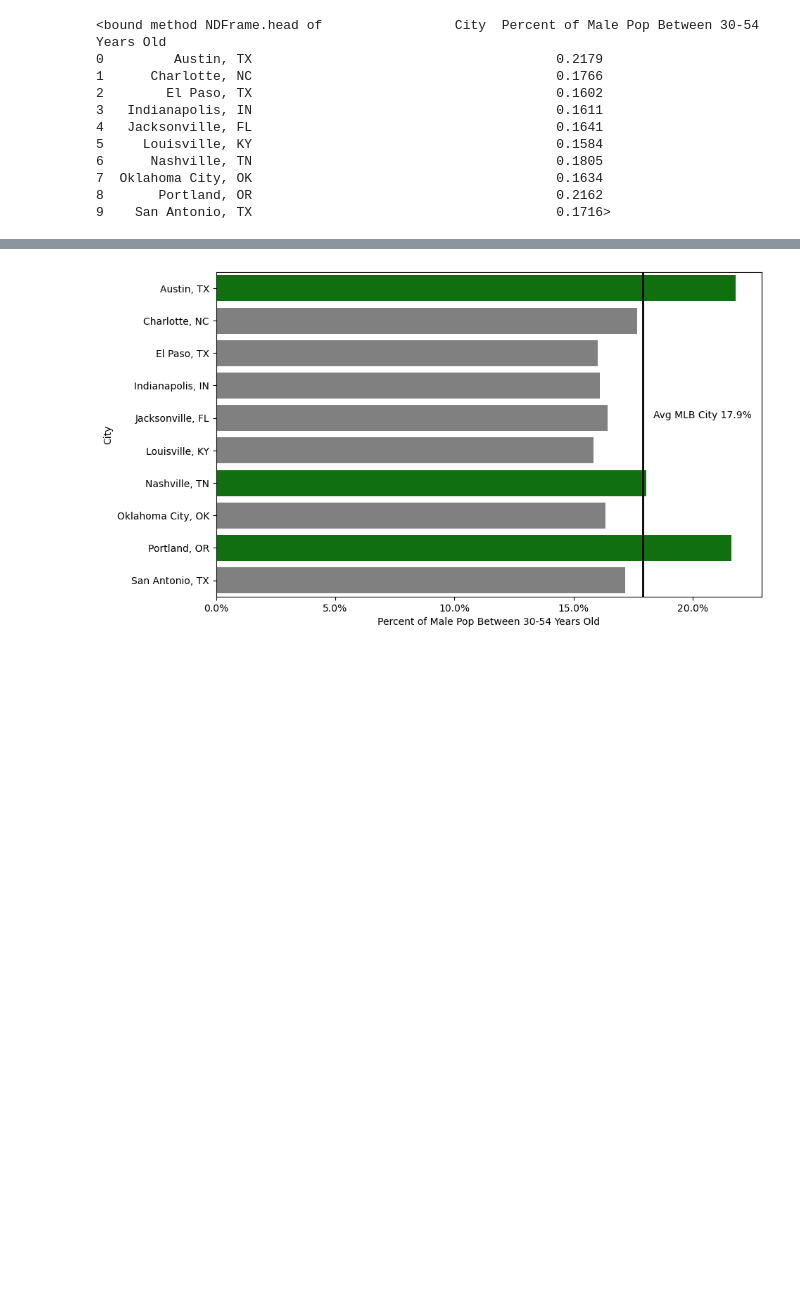
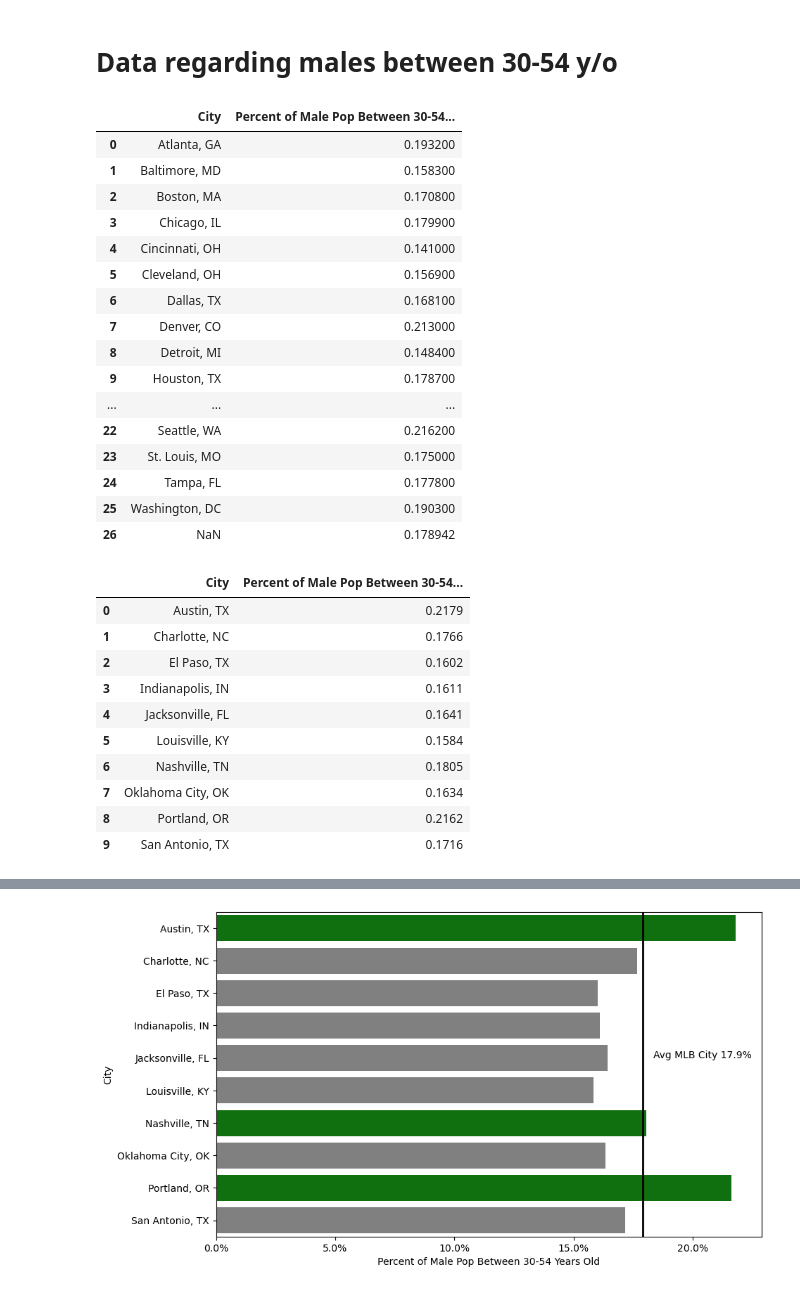
Before and after one commit to NashvilleNorris/norris_capstone, a Jupyter notebook: data/capstone.ipynb, the cells around one changed output, grey strips where cells are left out. Saved outputs shown, nothing was run; the diff lists cells and outputs as text; code cells hidden in the pictures; blank space fills up the shorter version.

```diff
--- a/data/capstone.ipynb
+++ b/data/capstone.ipynb
@@ -7,0 +7,2 @@ import matplotlib.ticker as mtick
+# %% [markdown]
+# Data regarding males between 30-54 y/o
@@ -8,16 +11,36 @@ import matplotlib.ticker as mtick
 # %%
 ages_no_team = pd.read_excel('age_breakdown.xlsx',sheet_name='NO MLB Team')
+# %%
+ages_has_team
+# %% [output]
+|  | City | Percent of Male Pop Between 30-54... |
+| 0 | Atlanta, GA | 0.193200 |
+| 1 | Baltimore, MD | 0.158300 |
+| 2 | Boston, MA | 0.170800 |
+| 3 | Chicago, IL | 0.179900 |
+| 4 | Cincinnati, OH | 0.141000 |
+| 5 | Cleveland, OH | 0.156900 |
+| 6 | Dallas, TX | 0.168100 |
+| 7 | Denver, CO | 0.213000 |
+| 8 | Detroit, MI | 0.148400 |
+| 9 | Houston, TX | 0.178700 |
+| ... | ... | ... |
+| 22 | Seattle, WA | 0.216200 |
+| 23 | St. Louis, MO | 0.175000 |
+| 24 | Tampa, FL | 0.177800 |
+| 25 | Washington, DC | 0.190300 |
+| 26 | NaN | 0.178942 |
 # %%
-ages_no_team.head
+ages_no_team
 # %% [output]
-<bound method NDFrame.head of                 City  Percent of Male Pop Between 30-54 Years Old
-0         Austin, TX                                       0.2179
-1      Charlotte, NC                                       0.1766
-2        El Paso, TX                                       0.1602
-3   Indianapolis, IN                                       0.1611
-4   Jacksonville, FL                                       0.1641
-5     Louisville, KY                                       0.1584
-6      Nashville, TN                                       0.1805
-7  Oklahoma City, OK                                       0.1634
-8       Portland, OR                                       0.2162
-9    San Antonio, TX                                       0.1716>
+|  | City | Percent of Male Pop Between 30-54... |
+| 0 | Austin, TX | 0.2179 |
+| 1 | Charlotte, NC | 0.1766 |
+| 2 | El Paso, TX | 0.1602 |
+| 3 | Indianapolis, IN | 0.1611 |
+| 4 | Jacksonville, FL | 0.1641 |
+| 5 | Louisville, KY | 0.1584 |
+| 6 | Nashville, TN | 0.1805 |
+| 7 | Oklahoma City, OK | 0.1634 |
+| 8 | Portland, OR | 0.2162 |
+| 9 | San Antonio, TX | 0.1716 |
```
Also changed, not shown: parts of 41 cells of this notebook, 1 other file.
